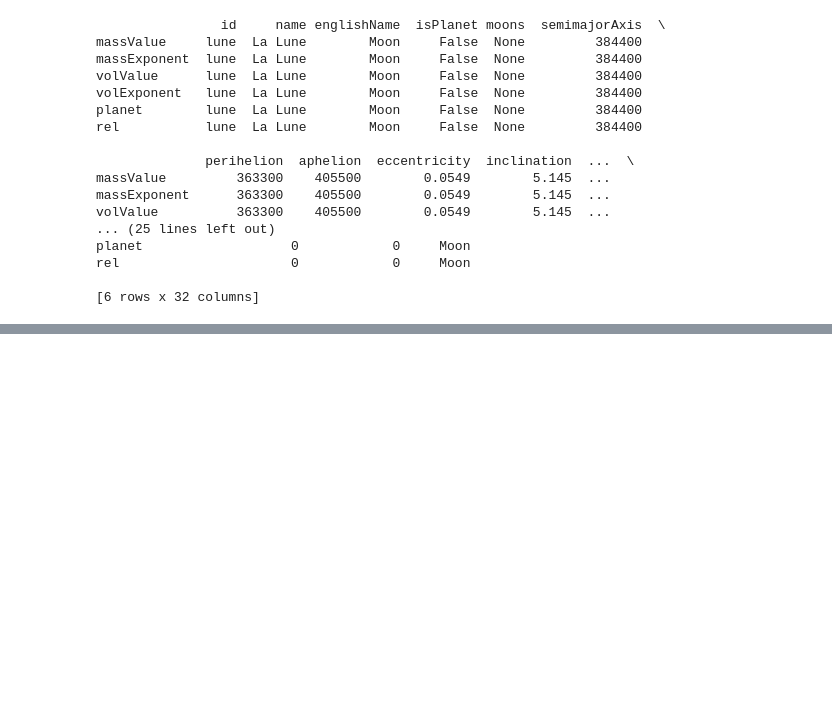
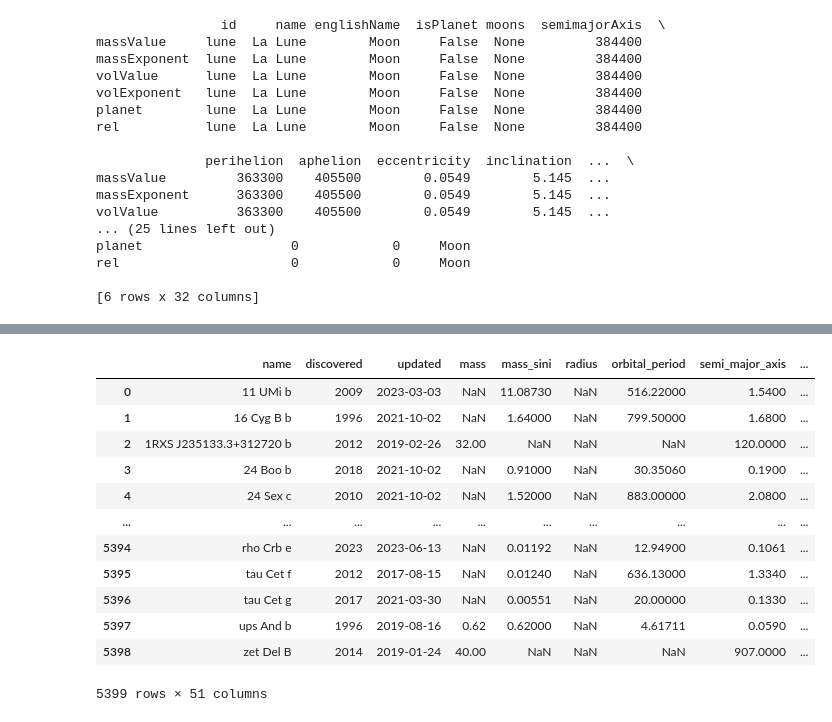
Before and after one commit to miraceti/Python_codes, a Jupyter notebook: pandas/pandas4.ipynb, the cells around one changed output, grey strips where cells are left out. Saved outputs shown, nothing was run; the diff lists cells and outputs as text; code cells hidden in the pictures; blank space fills up the shorter version.

```diff
--- a/pandas/pandas4.ipynb
+++ b/pandas/pandas4.ipynb
@@ -134,0 +207,6 @@ rel                      0            0     Moon
+# %%
+with open('exoplaneteu_catalog-1.json') as f:
+    data = json.load(f)
+
+df2 = pd.DataFrame(data)
+print(df2)
@@ -134,0 +231,40 @@ rel                      0            0     Moon
+# %%
+df2 = df2.drop(columns= ["publication","mass_error_min","mass_error_max",
+                         "star_magnetic_field","mass_sini_error_min",
+                         "mass_sini_error_max","radius_error_min","radius_error_max",
+                         "orbital_period_error_min","orbital_period_error_max",
+                         "star_age_error_min","star_age_error_max",
+                         "semi_major_axis_error_min","semi_major_axis_error_max",
+                         "star_radius_error_min" ,"star_radius_error_max",
+                         "eccentricity_error_min","eccentricity_error_max",
+                         "star_mass_error_min","star_mass_error_max",
+                         "star_teff_error_min","star_teff_error_max",
+                         "star_metallicity_error_min","star_metallicity_error_max",
+                         "star_distance_error_min","star_distance_error_max",
+                         "inclination_error_min","inclination_error_min",
+                         "omega_error_min","omega_error_max",
+                         "tperi_error_min","tperi_error_max",
+                         "tconj_error_min","tconj_error_max",
+                         "tzero_tr_error_min","tzero_tr_error_max",
+                         "tzero_tr_sec_error_min","tzero_tr_sec_error_max",
+                         "lambda_angle_error_min","lambda_angle_error_max",
+                         "impact_parameter_error_min","impact_parameter_error_max",
+                         "tzero_vr_error_min","tzero_vr_error_max",
+                         "temp_calculated_error_min","temp_calculated_error_max",
+                         "geometric_albedo_error_min","geometric_albedo_error_max"
+                        ])
+df2
+# %% [output]
+|  | name | discovered | updated | mass | mass_sini | radius | orbital_period | semi_major_axis | ... |
+| 0 | 11 UMi b | 2009 | 2023-03-03 | NaN | 11.08730 | NaN | 516.22000 | 1.5400 | ... |
+| 1 | 16 Cyg B b | 1996 | 2021-10-02 | NaN | 1.64000 | NaN | 799.50000 | 1.6800 | ... |
+| 2 | 1RXS J235133.3+312720 b | 2012 | 2019-02-26 | 32.00 | NaN | NaN | NaN | 120.0000 | ... |
+| 3 | 24 Boo b | 2018 | 2021-10-02 | NaN | 0.91000 | NaN | 30.35060 | 0.1900 | ... |
+| 4 | 24 Sex c | 2010 | 2021-10-02 | NaN | 1.52000 | NaN | 883.00000 | 2.0800 | ... |
+| ... | ... | ... | ... | ... | ... | ... | ... | ... | ... |
+| 5394 | rho Crb e | 2023 | 2023-06-13 | NaN | 0.01192 | NaN | 12.94900 | 0.1061 | ... |
+| 5395 | tau Cet f | 2012 | 2017-08-15 | NaN | 0.01240 | NaN | 636.13000 | 1.3340 | ... |
+| 5396 | tau Cet g | 2017 | 2021-03-30 | NaN | 0.00551 | NaN | 20.00000 | 0.1330 | ... |
+| 5397 | ups And b | 1996 | 2019-08-16 | 0.62 | 0.62000 | NaN | 4.61711 | 0.0590 | ... |
+| 5398 | zet Del B | 2014 | 2019-01-24 | 40.00 | NaN | NaN | NaN | 907.0000 | ... |
+5399 rows × 51 columns
```
Also changed, not shown: parts of 10 cells of this notebook, 6 other files.
